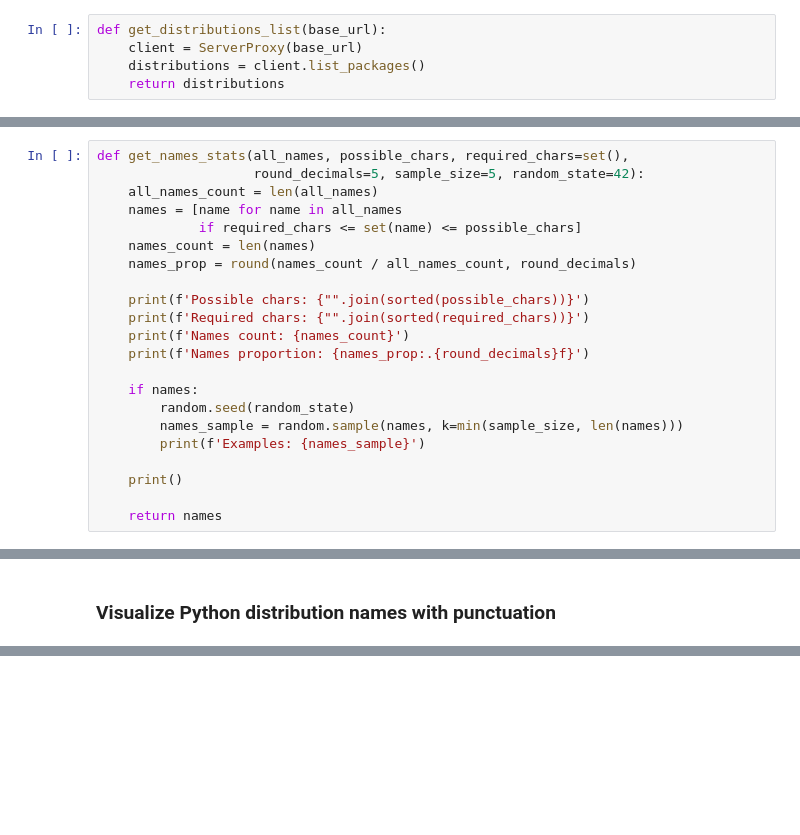
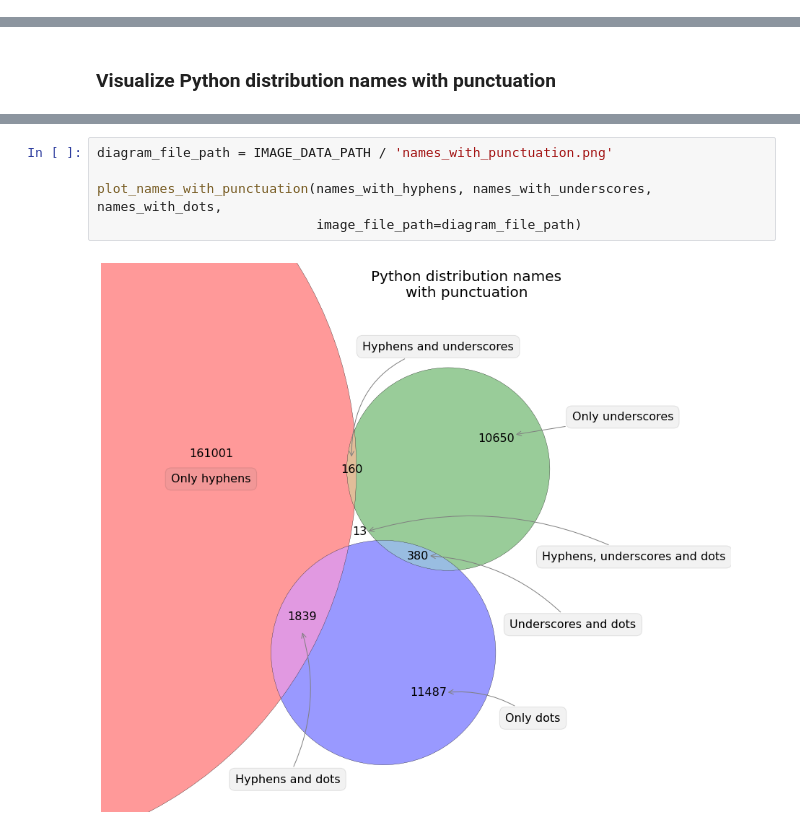
Before and after one commit to labdmitriy/dist-analysis, a Jupyter notebook: notebooks/pypi.ipynb, the cells around one changed output, grey strips where cells are left out. Saved outputs shown, nothing was run; the diff lists cells and outputs as text; blank space fills up the shorter version.

```diff
--- a/notebooks/pypi.ipynb
+++ b/notebooks/pypi.ipynb
@@ -20,10 +22,5 @@ base_url = 'https://pypi.python.org/pypi'
 # %% [markdown]
 ### Get list of all packages
-# %%
-def get_distributions_list(base_url):
-    client = ServerProxy(base_url)
-    distributions = client.list_packages()
-    return distributions
 # %%
 distributions = get_distributions_list(base_url)
 distributions_count = len(distributions)
@@ -40,27 +37,5 @@ print(sorted(name_chars))
 # %% [markdown]
 ### Get stats for different package name types
-# %%
-def get_names_stats(all_names, possible_chars, required_chars=set(),
-                    round_decimals=5, sample_size=5, random_state=42):
-    all_names_count = len(all_names)
-    names = [name for name in all_names
-             if required_chars <= set(name) <= possible_chars]
-    names_count = len(names)
-    names_prop = round(names_count / all_names_count, round_decimals)
-
-    print(f'Possible chars: {"".join(sorted(possible_chars))}')
-    print(f'Required chars: {"".join(sorted(required_chars))}')
-    print(f'Names count: {names_count}')
-    print(f'Names proportion: {names_prop:.{round_decimals}f}')
-
-    if names:
-        random.seed(random_state)
-        names_sample = random.sample(names, k=min(sample_size, len(names)))
-        print(f'Examples: {names_sample}')
-
-    print()
-
-    return names
 # %%
 no_char = set()
 hyphen = set('-')
@@ -395,0 +260,7 @@ plt.show()
+# %%
+diagram_file_path = IMAGE_DATA_PATH / 'names_with_punctuation.png'
+
+plot_names_with_punctuation(names_with_hyphens, names_with_underscores, names_with_dots,
+                            image_file_path=diagram_file_path)
+# %% [output]
+[figure, added]
```
Also changed, not shown: parts of 21 cells of this notebook, 5 other files.
